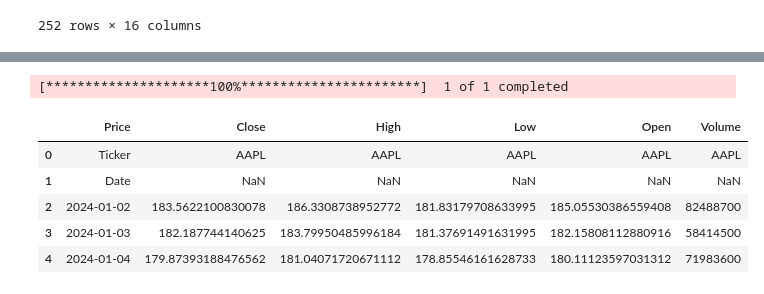
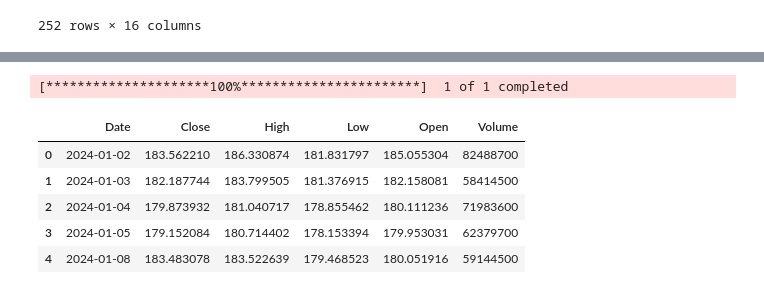
Before and after one commit to tonipankowski/summer-2026, a Jupyter notebook: day10.ipynb, the cells around one changed output, grey strips where cells are left out. Saved outputs shown, nothing was run; the diff lists cells and outputs as text; code cells hidden in the pictures.

```diff
--- a/day10.ipynb
+++ b/day10.ipynb
@@ -41,14 +41,14 @@ market_data_json.head()
 # %%
 import yfinance as yf
 aapl = yf.download("AAPL", start="2024-01-01", end="2024-12-31")
-
+aapl.columns = aapl.columns.droplevel(1)
 aapl.to_csv("data/aapl.csv")
 pd.read_csv("data/aapl.csv").head()
 # %% [output]
 [*********************100%***********************]  1 of 1 completed
-|  | Price | Close | High | Low | Open | Volume |
-| 0 | Ticker | AAPL | AAPL | AAPL | AAPL | AAPL |
-| 1 | Date | NaN | NaN | NaN | NaN | NaN |
-| 2 | 2024-01-02 | 183.5622100830078 | 186.3308738952772 | 181.83179708633995 | 185.05530386559408 | 82488700 |
-| 3 | 2024-01-03 | 182.187744140625 | 183.79950485996184 | 181.37691491631995 | 182.15808112880916 | 58414500 |
-| 4 | 2024-01-04 | 179.87393188476562 | 181.04071720671112 | 178.85546161628733 | 180.11123597031312 | 71983600 |
+|  | Date | Close | High | Low | Open | Volume |
+| 0 | 2024-01-02 | 183.562210 | 186.330874 | 181.831797 | 185.055304 | 82488700 |
+| 1 | 2024-01-03 | 182.187744 | 183.799505 | 181.376915 | 182.158081 | 58414500 |
+| 2 | 2024-01-04 | 179.873932 | 181.040717 | 178.855462 | 180.111236 | 71983600 |
+| 3 | 2024-01-05 | 179.152084 | 180.714402 | 178.153394 | 179.953031 | 62379700 |
+| 4 | 2024-01-08 | 183.483078 | 183.522639 | 179.468523 | 180.051916 | 59144500 |
```
Also changed, not shown: parts of 4 cells of this notebook, 3 other files.
